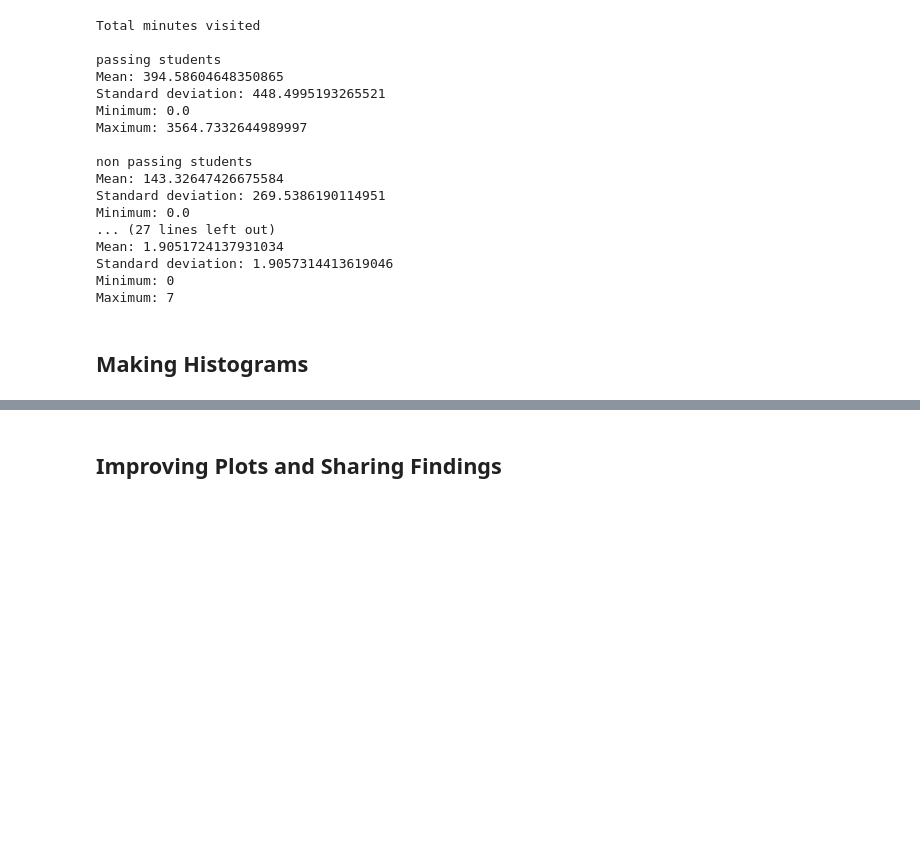
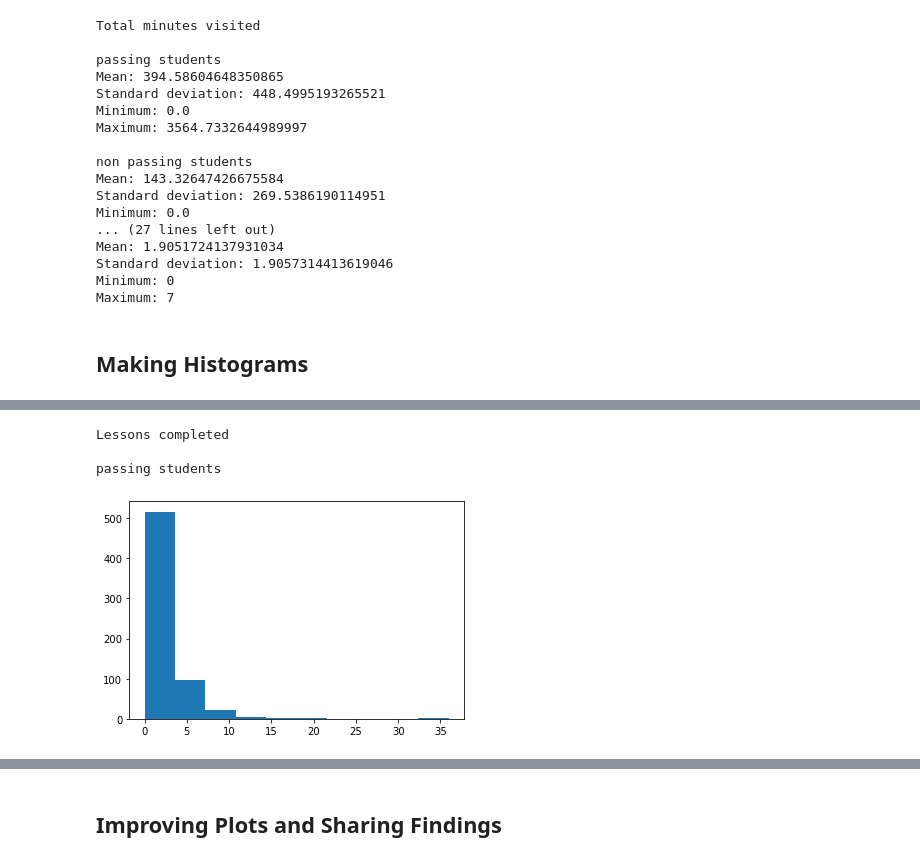
Before and after one commit to bhupendpatil/Practice, a Jupyter notebook: Data Analysis/DataAnalysisProcess/L1_Starter_Code.ipynb, the cells around one changed output, grey strips where cells are left out. Saved outputs shown, nothing was run; the diff lists cells and outputs as text; code cells hidden in the pictures; blank space fills up the shorter version.

```diff
--- a/Data Analysis/DataAnalysisProcess/L1_Starter_Code.ipynb
+++ b/Data Analysis/DataAnalysisProcess/L1_Starter_Code.ipynb
@@ -552,0 +575,10 @@ Maximum: 7
+# %%
+
+print("\n\nLessons completed")
+print("\npassing students")
+print_histogram(list(passing_students_lessons.values()))
+# %% [output]
+Lessons completed
+
+passing students
+[figure, added]
```
Also changed, not shown: parts of 5 cells of this notebook.
